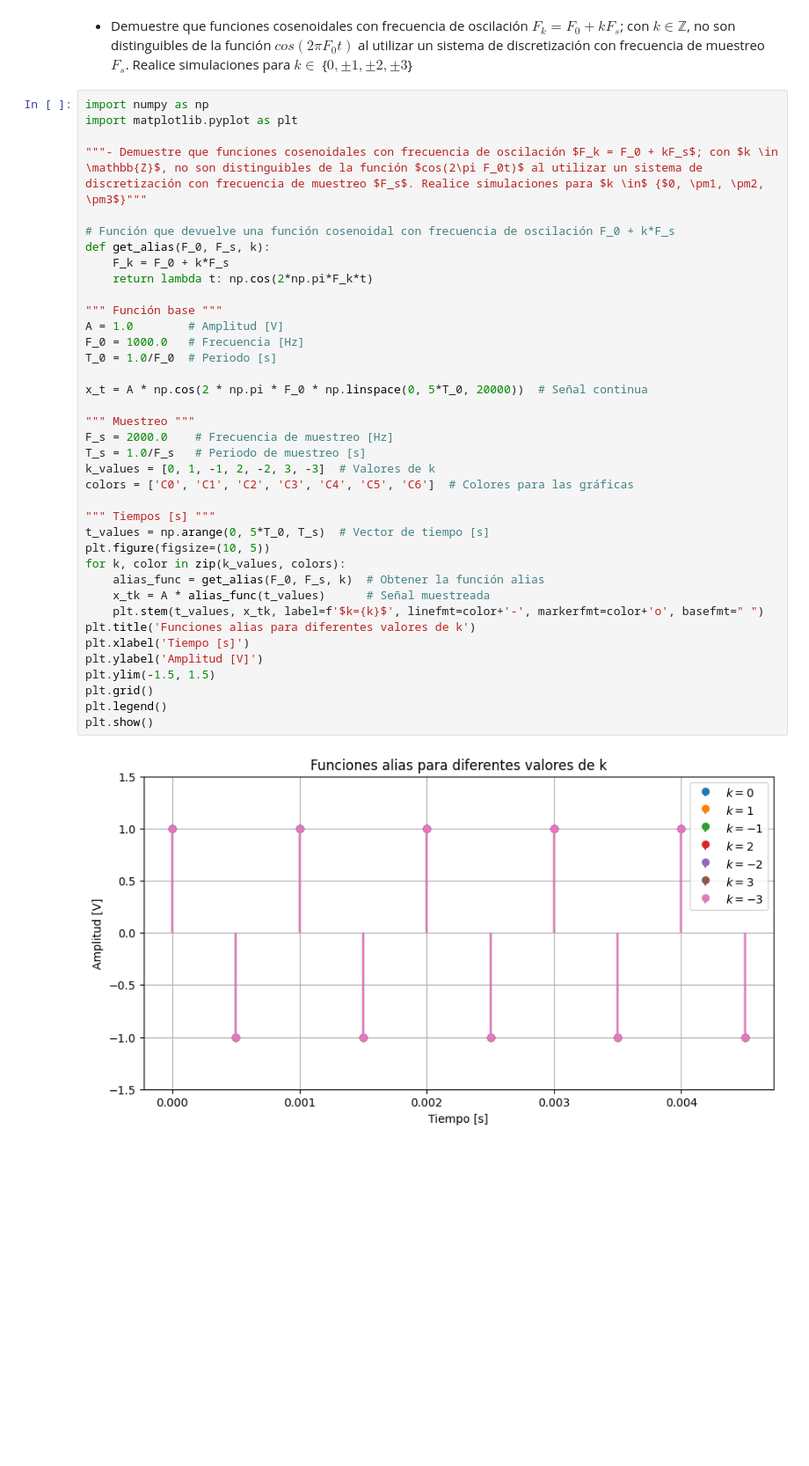
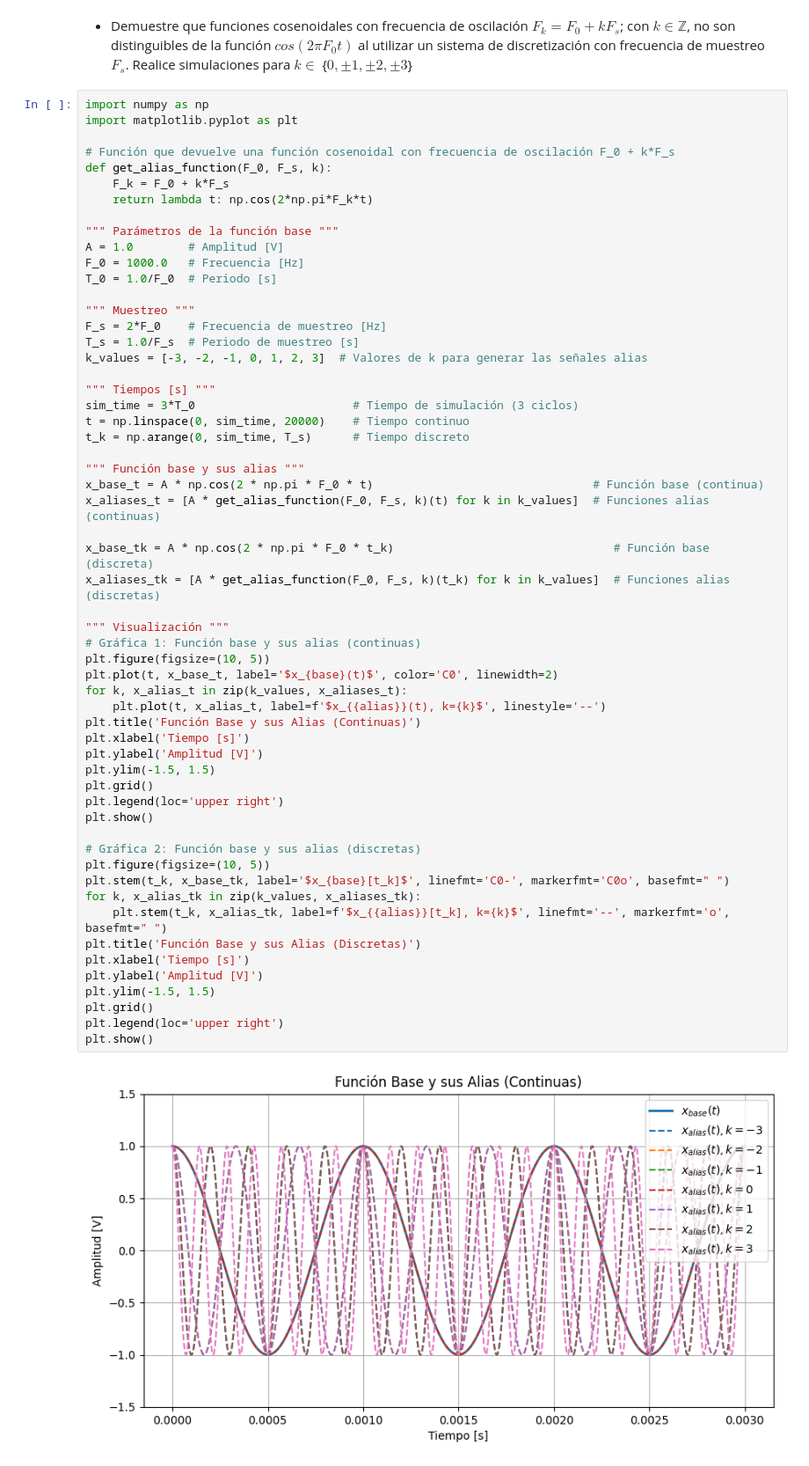
Before and after one commit to AlmondSund/SyS_2025_2, a Jupyter notebook: Taller1_SyS.ipynb, the cells around one changed output. Shown at 88% size. Drawn from its saved outputs; the diff is of its cells as text; blank space fills up the shorter version.

```diff
--- a/Taller1_SyS.ipynb
+++ b/Taller1_SyS.ipynb
@@ -808,40 +808,59 @@ plt.show()
 # %%
 import numpy as np
 import matplotlib.pyplot as plt
 
-"""- Demuestre que funciones cosenoidales con frecuencia de oscilación $F_k = F_0 + kF_s$; con $k \in \mathbb{Z}$, no son distinguibles de la función $cos(2\pi F_0t)$ al utilizar un sistema de discretización con frecuencia de muestreo $F_s$. Realice simulaciones para $k \in$ {$0, \pm1, \pm2, \pm3$}"""
-
 # Función que devuelve una función cosenoidal con frecuencia de oscilación F_0 + k*F_s
-def get_alias(F_0, F_s, k):
+def get_alias_function(F_0, F_s, k):
     F_k = F_0 + k*F_s
     return lambda t: np.cos(2*np.pi*F_k*t)
 
-""" Función base """
+""" Parámetros de la función base """
 A = 1.0        # Amplitud [V]
 F_0 = 1000.0   # Frecuencia [Hz]
 T_0 = 1.0/F_0  # Periodo [s]
 
-x_t = A * np.cos(2 * np.pi * F_0 * np.linspace(0, 5*T_0, 20000))  # Señal continua
-
 """ Muestreo """
-F_s = 2000.0    # Frecuencia de muestreo [Hz]
-T_s = 1.0/F_s   # Periodo de muestreo [s]
-k_values = [0, 1, -1, 2, -2, 3, -3]  # Valores de k
-colors = ['C0', 'C1', 'C2', 'C3', 'C4', 'C5', 'C6']  # Colores para las gráficas
+F_s = 2*F_0    # Frecuencia de muestreo [Hz]
+T_s = 1.0/F_s  # Periodo de muestreo [s]
+k_values = [-3, -2, -1, 0, 1, 2, 3]  # Valores de k para generar las señales alias
 
 """ Tiempos [s] """
-t_values = np.arange(0, 5*T_0, T_s)  # Vector de tiempo [s]
+sim_time = 3*T_0                       # Tiempo de simulación (3 ciclos)
+t = np.linspace(0, sim_time, 20000)    # Tiempo continuo
+t_k = np.arange(0, sim_time, T_s)      # Tiempo discreto
+
+""" Función base y sus alias """
+x_base_t = A * np.cos(2 * np.pi * F_0 * t)                                # Función base (continua)
+x_aliases_t = [A * get_alias_function(F_0, F_s, k)(t) for k in k_values]  # Funciones alias (continuas)
+
+x_base_tk = A * np.cos(2 * np.pi * F_0 * t_k)                                # Función base (discreta)
+x_aliases_tk = [A * get_alias_function(F_0, F_s, k)(t_k) for k in k_values]  # Funciones alias (discretas)
+
+""" Visualización """
+# Gráfica 1: Función base y sus alias (continuas)
 plt.figure(figsize=(10, 5))
-for k, color in zip(k_values, colors):
-    alias_func = get_alias(F_0, F_s, k)  # Obtener la función alias
-    x_tk = A * alias_func(t_values)      # Señal muestreada
-    plt.stem(t_values, x_tk, label=f'$k={k}$', linefmt=color+'-', markerfmt=color+'o', basefmt=" ")
-plt.title('Funciones alias para diferentes valores de k')
+plt.plot(t, x_base_t, label='$x_{base}(t)$', color='C0', linewidth=2)
+for k, x_alias_t in zip(k_values, x_aliases_t):
+    plt.plot(t, x_alias_t, label=f'$x_{{alias}}(t), k={k}$', linestyle='--')
+plt.title('Función Base y sus Alias (Continuas)')
 plt.xlabel('Tiempo [s]')
 plt.ylabel('Amplitud [V]')
 plt.ylim(-1.5, 1.5)
 plt.grid()
-plt.legend()
+plt.legend(loc='upper right')
 plt.show()
+
+# Gráfica 2: Función base y sus alias (discretas)
+plt.figure(figsize=(10, 5))
+plt.stem(t_k, x_base_tk, label='$x_{base}[t_k]$', linefmt='C0-', markerfmt='C0o', basefmt=" ")
+for k, x_alias_tk in zip(k_values, x_aliases_tk):
+    plt.stem(t_k, x_alias_tk, label=f'$x_{{alias}}[t_k], k={k}$', linefmt='--', markerfmt='o', basefmt=" ")
+plt.title('Función Base y sus Alias (Discretas)')
+plt.xlabel('Tiempo [s]')
+plt.ylabel('Amplitud [V]')
+plt.ylim(-1.5, 1.5)
+plt.grid()
+plt.legend(loc='upper right')
+plt.show()
 # %% [output]
-[figure, old version]
+[figure, new version]
```
Also changed, not shown: parts of 1 cell of this notebook.
